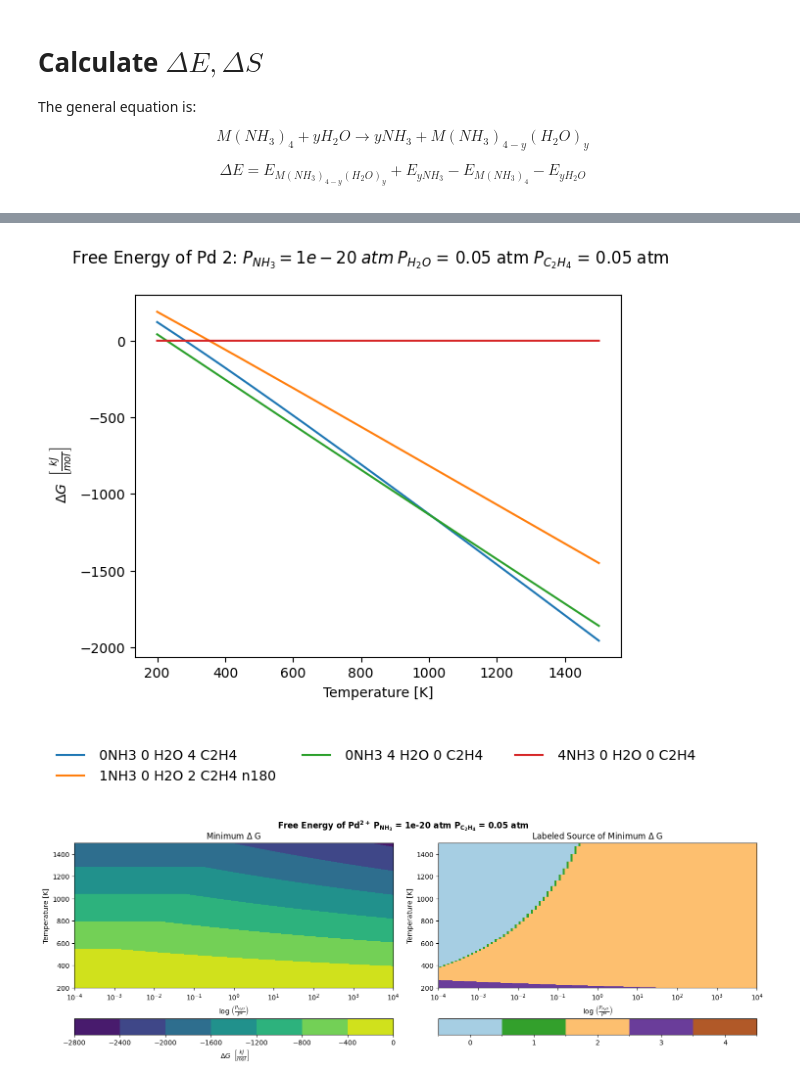
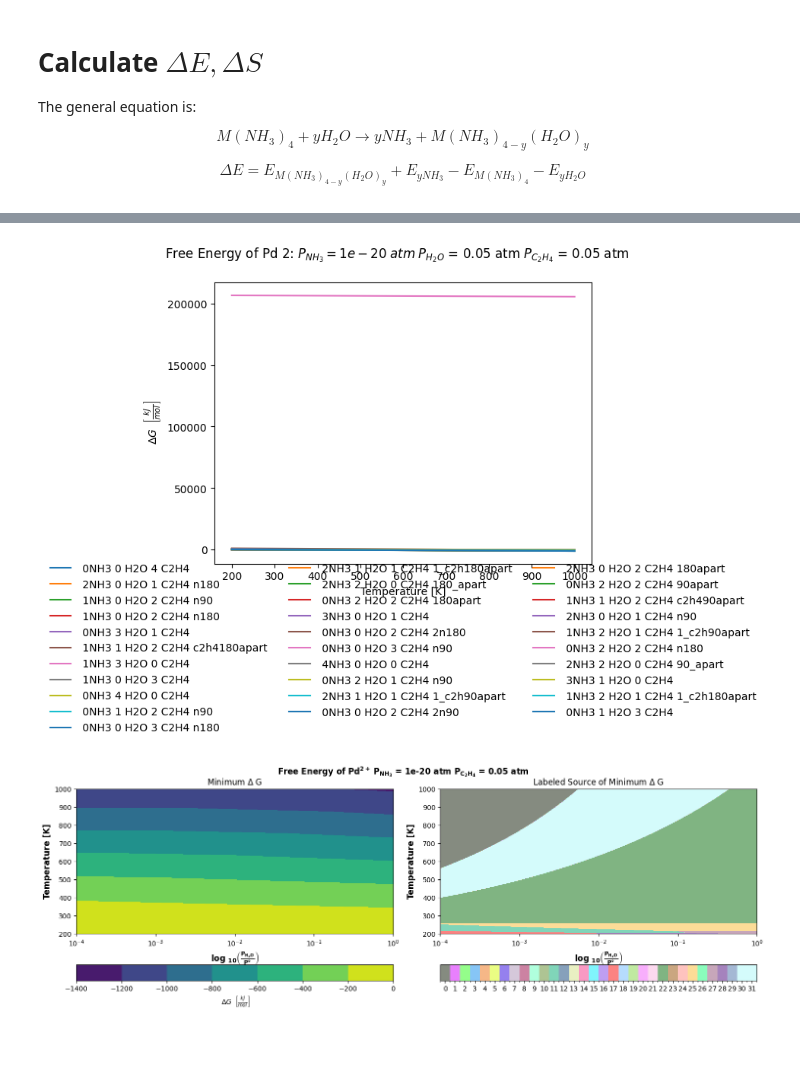
Before and after one commit to mohan-s1/Research, a Jupyter notebook: paolucci/analysis/test copy.ipynb, the cells around one changed output, grey strips where cells are left out. Drawn from its saved outputs; the diff is of its cells as text; code cells hidden in the pictures; blank space fills up the shorter version.

```diff
--- a/paolucci/analysis/test copy.ipynb
+++ b/paolucci/analysis/test copy.ipynb
@@ -187,7 +184,7 @@ import matplotlib.pyplot as plt
 
 temp_step = 0.05
 
-interp_temp = np.arange(200, 1500 + temp_step, temp_step)
+interp_temp = np.arange(200, 1000 + temp_step, temp_step)
 
 # interpolate entropy and enthalpy over specified temp-range
 
@@ -288,6 +309,10 @@ new
 # %%
 new.reset_index(drop=True, inplace=True) # reset indices for plotting more easily later
 
+my_colors = distinctipy.get_colors(new.shape[0], pastel_factor=1.0)
+
+my_colormap = ListedColormap(my_colors)
+
 new
 # %% [output]
 |  | Metal | Charge | Geometry | NH3 | H2O | C2H4 | Description | Total Energy (Hartree) | ... |
@@ -302,7 +339,7 @@ for row in new.itertuples(index=True):
     # ax.plot(interp_temp, row[-1], label = str(row[4])+"NH3 "+str(row[5])+" H2O "+ str(row[7]), color = colors[row[0]])
     linestyle = '--' if row[3] == 'Tetrahedral' else '-'
     Geom = 'Tet' if row[3] == 'Tetrahedral' else 'SqP'
-    ax.plot(interp_temp, row[-1], label = Geom+" "+str(row[4])+"NH3 "+str(row[5])+" H2O "+str(row[6])+" C2H4 "+ str(row[7]), linestyle = linestyle)
+    ax.plot(interp_temp, row[-1], label = Geom+" "+str(row[4])+"NH3 "+str(row[5])+" H2O "+str(row[6])+" C2H4 "+ str(row[7]), linestyle = linestyle, color = my_colors[row[0]])
 
 ax.set_xlabel("Temperature [K]")
 ax.set_ylabel(r" $ S  \; \; \left[ \frac{kJ}{mol \cdot K} \right] $")
@@ -576,11 +614,11 @@ class fourfold():
         cbar_labels = fig.colorbar(contour_labels, ticks=np.arange(len(integer_range)), ax=axs[1], orientation='horizontal') # delete ticks argument if needed
 
         # Add labels and title to each subplot
-        axs[0].set_xlabel(r'log $\left(  \frac{P_{H_2O}}{P \degree} \right)$')
+        axs[0].set_xlabel(r'log $_{10} \left(  \frac{P_{H_2O}}{P \degree} \right)$')
         axs[0].set_xscale('log')
         axs[0].set_ylabel('Temperature [K]')
         axs[0].set_title(r'Minimum $\Delta$ G')
-        axs[1].set_xlabel(r'log $\left(  \frac{P_{H_2O}}{P \degree} \right)$')
+        axs[1].set_xlabel(r'log $_{10} \left(  \frac{P_{H_2O}}{P \degree} \right)$')
         axs[1].set_xscale('log')
         axs[1].set_ylabel('Temperature [K]')
         axs[1].set_title(r'Labeled Source of Minimum $\Delta$ G')
@@ -630,7 +668,7 @@ class fourfold():
         integer_range = np.arange(0, len(self.data)+1)  # delete if needed
 
         # Use a general colormap for the labels
-        cmap = plt.get_cmap('Paired', len(integer_range)) # delete after comma if needed
+        cmap = plt.get_cmap(my_colormap, len(integer_range)) # delete after comma if needed
 
         norm = mcolors.BoundaryNorm(boundaries=np.arange(-0.5, len(integer_range) + 0.5), ncolors=len(integer_range)) # delete if needed
 
@@ -653,13 +691,13 @@ class fourfold():
         cbar_labels = fig.colorbar(contour_labels, ticks=np.arange(len(integer_range)), ax=axs[1], orientation='horizontal') # delete ticks argument if needed
 
         # Add labels and title to each subplot
-        axs[0].set_xlabel(r'log $\left(  \frac{P_{H_2O}}{P \degree} \right)$')
+        axs[0].set_xlabel(r'log $\mathbf{ _{10} \left(  \frac{P_{H_2O}}{P \degree} \right) }$', fontsize = 12, weight = 'bold')
         axs[0].set_xscale('log')
-        axs[0].set_ylabel('Temperature [K]')
+        axs[0].set_ylabel('Temperature [K]', fontsize = 12, weight = 'bold')
         axs[0].set_title(r'Minimum $\Delta$ G')
-        axs[1].set_xlabel(r'log $\left(  \frac{P_{H_2O}}{P \degree} \right)$')
+        axs[1].set_xlabel(r'log $ \mathbf{ _{10} \left(  \frac{P_{H_2O}}{P \degree} \right) }$', fontsize = 12, weight = 'bold')
         axs[1].set_xscale('log')
-        axs[1].set_ylabel('Temperature [K]')
+        axs[1].set_ylabel('Temperature [K]', fontsize = 12, weight = 'bold')
         axs[1].set_title(r'Labeled Source of Minimum $\Delta$ G')
 
         # Adjust layout
@@ -710,7 +748,7 @@ class fourfold():
         integer_range = np.arange(0, len(self.data)+1)  # delete if needed
 
         # Use a general colormap for the labels
-        cmap = plt.get_cmap('Paired', len(integer_range)) # delete after comma if needed
+        cmap = plt.get_cmap(my_colormap, len(integer_range)) # delete after comma if needed
 
         norm = mcolors.BoundaryNorm(boundaries=np.arange(-0.5, len(integer_range) + 0.5), ncolors=len(integer_range)) # delete if needed
 
@@ -733,13 +771,13 @@ class fourfold():
         cbar_labels = fig.colorbar(contour_labels, ticks=np.arange(len(integer_range)), ax=axs[1], orientation='horizontal') # delete ticks argument if needed
 
         # Add labels and title to each subplot
-        axs[0].set_xlabel(r'log $\left(  \frac{P_{C_2 H_4}}{P \degree} \right)$')
+        axs[0].set_xlabel(r'log $\mathbf{ _{10} \left(  \frac{P_{C_2 H_4}}{P \degree} \right) }$', fontsize = 12, weight = 'bold')
         axs[0].set_xscale('log')
-        axs[0].set_ylabel('Temperature [K]')
+        axs[0].set_ylabel('Temperature [K]',fontsize = 12, weight = 'bold')
         axs[0].set_title(r'Minimum $\Delta$ G')
-        axs[1].set_xlabel(r'log $\left(  \frac{P_{C_2 H_4}}{P \degree} \right)$')
+        axs[1].set_xlabel(r'log $\mathbf{ _{10}  \left(  \frac{P_{C_2 H_4}}{P \degree} \right) }$',fontsize = 12, weight = 'bold')
         axs[1].set_xscale('log')
-        axs[1].set_ylabel('Temperature [K]')
+        axs[1].set_ylabel('Temperature [K]',fontsize = 12, weight = 'bold')
         axs[1].set_title(r'Labeled Source of Minimum $\Delta$ G')
 
         # Adjust layout
@@ -759,36 +797,36 @@ class fourfold():
 # %%
 # VARY TEMP
 
 cu2 = fourfold(data = new, temperature = interp_temp, p_nh3 = 1e-20, p_h2o = 0.05, p_c2h4 = 0.05)
 
 # vary_temp_outfile = '/Users/mohan/Desktop/no_mu.png'
 
 # cu2.plot_no_mu()
 
 # cu2.plot_no_mu_single(index = 1)
 
 cu2.plot_vary_temp()
 
 # for values in test:
 #     plt.plot(interp_temp, values)
 # plt.show();
 #-------------------------------------------------------------------------------- */
 # VARY TEMP, P_H2O
 
-pres_step = 0.1
+pres_step = 0.005
 
-p = np.arange(-4, 4+pres_step, pres_step)
+p = np.arange(-4, 0+pres_step, pres_step)
 
 pressure_h2o = np.power(10, p) # units atm
 
 cu2_sp = fourfold(data = new, temperature = interp_temp, p_nh3 = 1e-20, p_h2o = pressure_h2o, p_c2h4 = 0.05)
 
 vary_temp_ph2o_outfile = '/Users/mohan/Desktop/contour_T_h2o.png'
 
 cu2_sp.plot_vary_temp_ph2o(vary_temp_ph2o_outfile)
 # %% [output]
-[figure, old version]
+[figure, new version]
-[figure, old version]
+[figure, new version]
 # %%
 new
 # %% [output]
```
Also changed, not shown: parts of 12 cells of this notebook, 1 other file.
